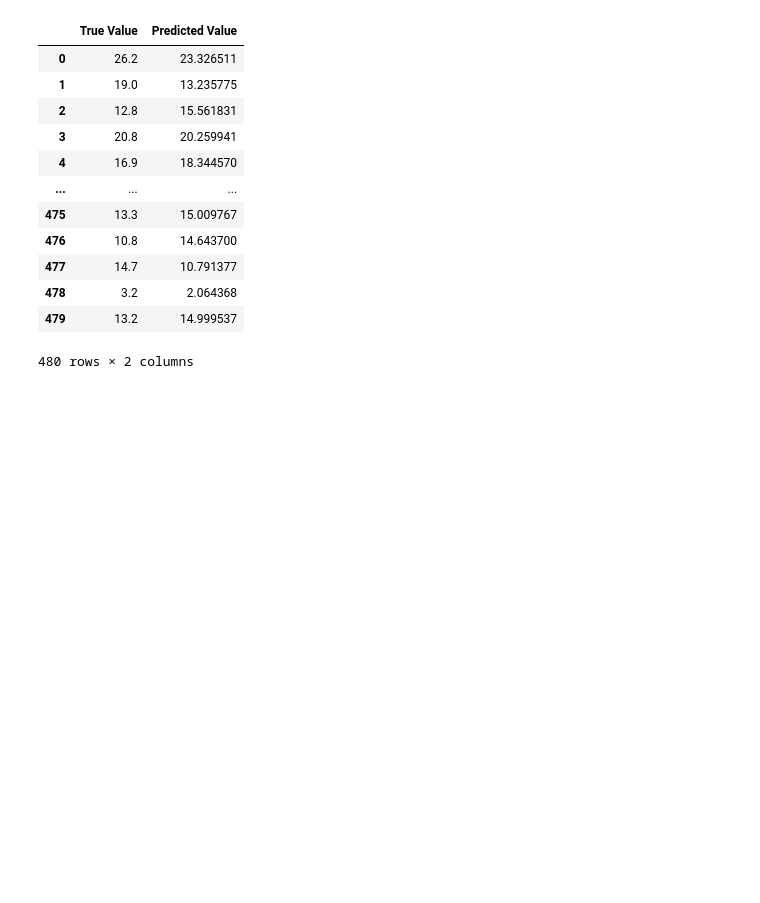
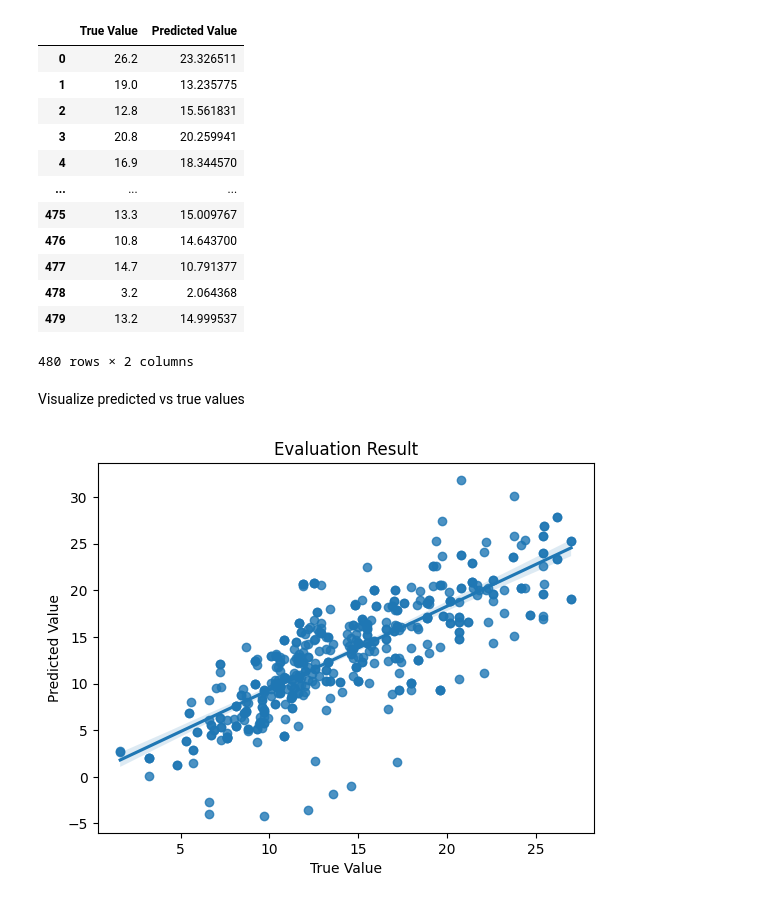
Before and after one commit to gcgauravchauhan10/gc_new_avenue, a Jupyter notebook: Neural_Network_Keras_Sequential.ipynb, the cells around one changed output. Cells and saved outputs as stored; diff of their text form; code cells hidden in the pictures; blank space fills up the shorter version.

```diff
--- a/Neural_Network_Keras_Sequential.ipynb
+++ b/Neural_Network_Keras_Sequential.ipynb
@@ -227,3 +227,11 @@ true_predicted
 | 478 | 3.2 | 2.064368 |
 | 479 | 13.2 | 14.999537 |
 480 rows × 2 columns
+# %% [markdown]
+Visualize predicted vs true values
+# %%
+sns.regplot(true_predicted, x='True Value', y='Predicted Value')
+plt.title("Evaluation Result")
+plt.show()
+# %% [output]
+[figure, added]
```
